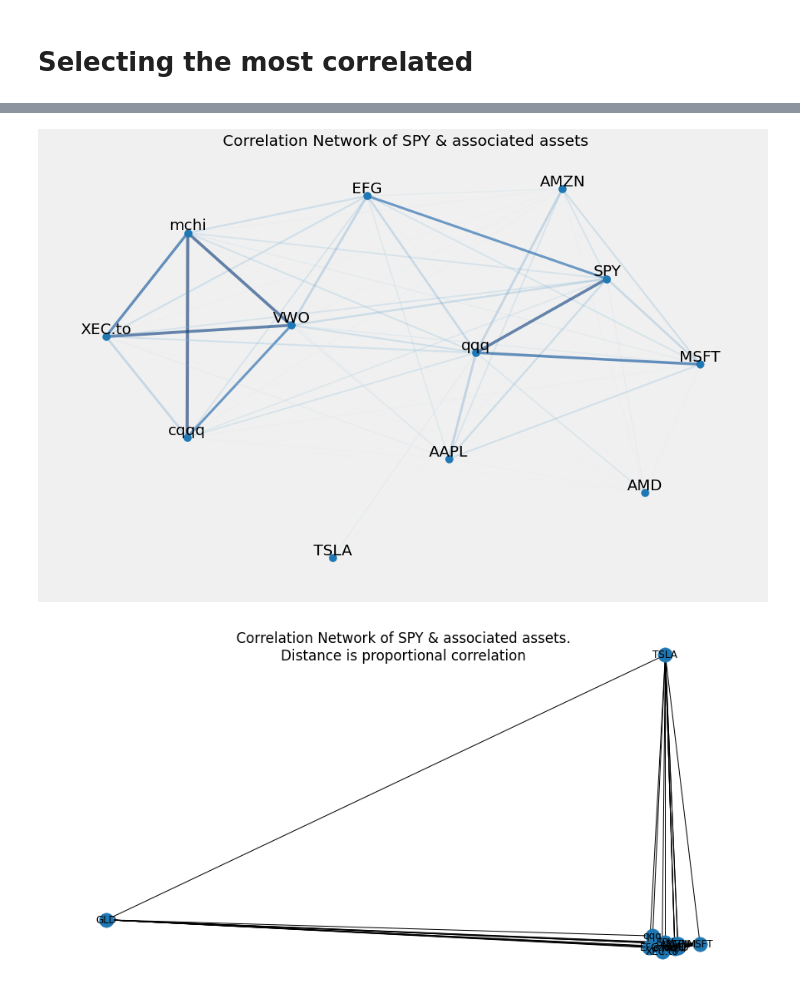
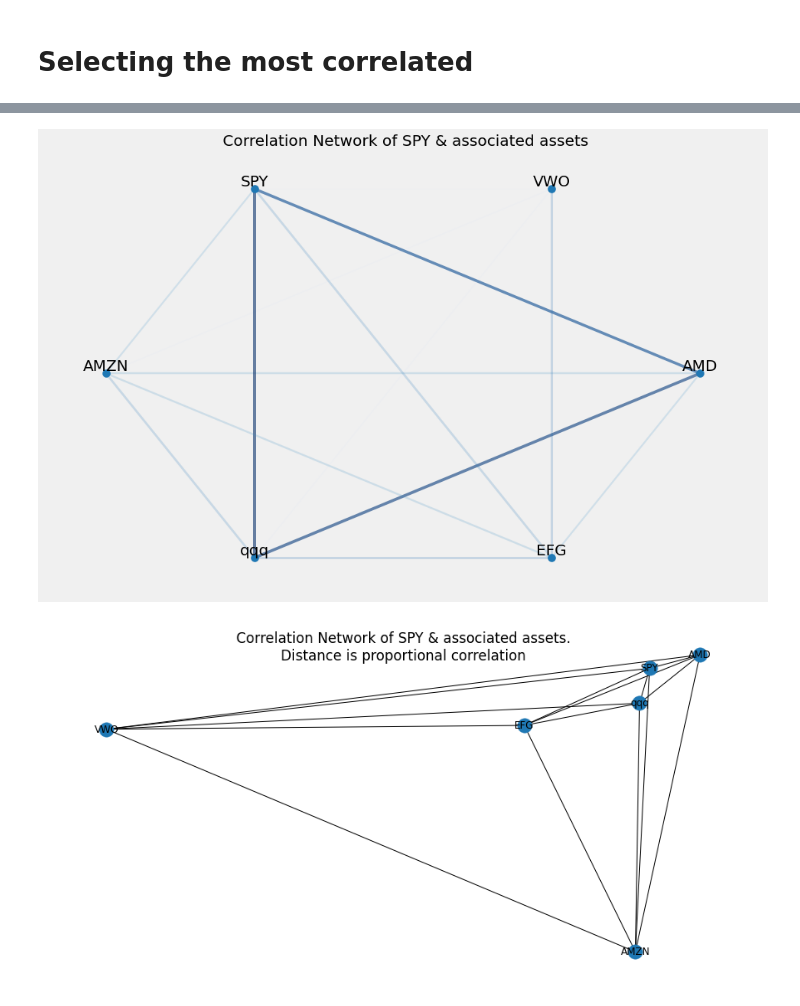
Before and after one commit to alik604/algorithmic-trading, a Jupyter notebook: ETF Correlation Network.ipynb, the cells around one changed output, grey strips where cells are left out. Cells and saved outputs as stored; diff of their text form; code cells hidden in the pictures.

```diff
--- a/ETF Correlation Network.ipynb
+++ b/ETF Correlation Network.ipynb
@@ -34,7 +36,7 @@ end = datetime.date.today()
 # %% [output]
 Populating the interactive namespace from numpy and matplotlib
 # %%
-USE_LOG_RETURN = True
+USE_LOG_RETURN = False
 # // should add the ETFs: TIT and TEC
 
 
@@ -58,7 +60,7 @@ ls  = list(set(ls))
 data = {}
 
 for i in ls:
-  arry= yf.download(i, start, end)
+  arry = yf.download(i, start, end)
 
   if USE_LOG_RETURN:
     data[i] =  pd.Series(np.diff(np.log(arry["Adj Close"])), index=arry.index[1:])
@@ -67,7 +69,7 @@ for i in ls:
 
 stocks = pd.DataFrame(data)
 
-# stocks=stocks.dropna()
+stocks.head(2)
 stocks.plot(grid = True)
 # %% [output]
 [*********************100%***********************]  1 of 1 completed
@@ -147,7 +166,7 @@ stocks_norm_spearmanr_cumSum
 # %%
 stocks_norm_spearmanr_cumSum.sort_values(ETF, inplace=True, axis=1)
-top_N = stocks.columns.shape[0] // 3
-top_N = stocks.columns.shape[0]# // 3
+top_N = stocks.columns.shape[0] // 2
+# top_N = stocks.columns.shape[0]# // 3
 
 keepThese = stocks_norm_spearmanr_cumSum.iloc[:, -top_N:]
 
@@ -158,4 +177,3 @@ if ETF not in keepThese:
 # corr = stocks_norm_spearmanr[keepThese].round(2) # all rows. wont work well with code below (networkx)
 corr = stocks_norm_spearmanr.loc[keepThese, keepThese].round(2) # only row the index rows
 corr = corr - np.eye(len(corr))
-# corr
@@ -181,23 +190,22 @@ _=plt.figure(figsize=(15, 10))
 _=plt.title(f" Correlation Network of {ETF} & associated assets")
 
 G=nx.Graph()
-# G=graph
 
 for i in range(len(corr)):
   for j in range(len(corr)):
-    if i!=j: # doesnt work....
-      if np.abs(corr.iloc[i,j]) > 0.25:
-        G.add_edge(keepThese[i], keepThese[j], weight=corr.iloc[i,j])
+
+    if np.abs(corr.iloc[i,j]) > 0.25:
+      G.add_edge(keepThese[i], keepThese[j], weight=corr.iloc[i,j])
 
 # for i in G.nodes():
 #     G.remove_edge(i, i)
 
 
 # positions for all nodes
-pos=nx.fruchterman_reingold_layout(G) # Position nodes using Fruchterman-Reingold force-directed algorithm
+# pos=nx.fruchterman_reingold_layout(G) # Position nodes using Fruchterman-Reingold force-directed algorithm
 # pos=nx.spring_layout(G) # *same as above
-# pos=nx.circular_layout(G) # Position nodes on a circle
-# pos=nx.spectral_layout(G) # Position nodes using the eigenvectors of the graph Laplacian
+pos=nx.circular_layout(G) # Position nodes on a circle
+#pos=nx.spectral_layout(G) # Position nodes using the eigenvectors of the graph Laplacian
 
 
 # nodes
@@ -205,38 +213,41 @@ _=nx.draw_networkx_nodes(G,pos, node_size=100)
 
 
 # Two types of egdes
+# all = corr.values.flatten()
+# thresh = np.average(all) + 2*np.std(all)
 # elarge=[(u,v) for (u,v,d) in G.edges(data=True) if d['weight'] >= thresh]
 # esmall=[(u,v) for (u,v,d) in G.edges(data=True) if d['weight'] < thresh]
 # _=nx.draw_networkx_edges(G,pos,edgelist=esmall,
 #                     width=1.5,alpha=0.25,edge_color='r') # ,style='dashed'
 # _=nx.draw_networkx_edges(G,pos,edgelist=elarge,
 #                     width=3,alpha=1,edge_color='g')
 # ###############################################################################
 
 # continuous width & alpha of edges
 weights = np.array([G[u][v]['weight'] for u,v in G.edges()])
 weights_scaled = scale_data(weights)
 width = np.array(weights_scaled) * 4
 
-weights_shewed = np.log(weights_scaled+1, where=weights_scaled != 0) # force a right shew
+# force a right shew, scale and apply custom rounding
+weights_shewed = np.log(weights_scaled+1, where=weights_scaled != 0)
 alpha = scale_data(weights_shewed)
 alpha = np.where(alpha < .35, .1, alpha)
 alpha = np.where((alpha > .35) & (alpha < .85), .2, alpha)
 alpha = np.where(alpha > .85, .6, alpha)
-# alpha
 
-_=nx.draw_networkx_edges(G,pos, alpha=alpha, width=width,
+
+_=nx.draw_networkx_edges(G, pos, alpha=alpha, width=width,
   edge_color=weights_scaled, edge_cmap=plt.cm.Blues)
 # ###############################################################################
 
 # labels
 _=nx.draw_networkx_labels(G,pos, font_size=20, verticalalignment='bottom')
 
 _=plt.axis('off')
 # plt.savefig("weighted_graph.png") # save as png
 plt.show() # display
 # %% [output]
-[figure, old version]
+[figure, new version]
 # %%
 corr_mat = np.matrix(corr, dtype=None)
 
@@ -251,7 +262,7 @@ nx.draw_spectral(graph, with_labels=True)
 
 # # corr.cumsum() # shows which are the most correlated with each other. This is illustated in `nx.draw_spectral(graph, with_labels=True)`
 # %% [output]
-[figure, old version]
+[figure, new version]
 # %%
 # # spanning tree
 span = nx.minimum_spanning_tree(graph)
```
Also changed, not shown: parts of 11 cells of this notebook, 6 other files.
